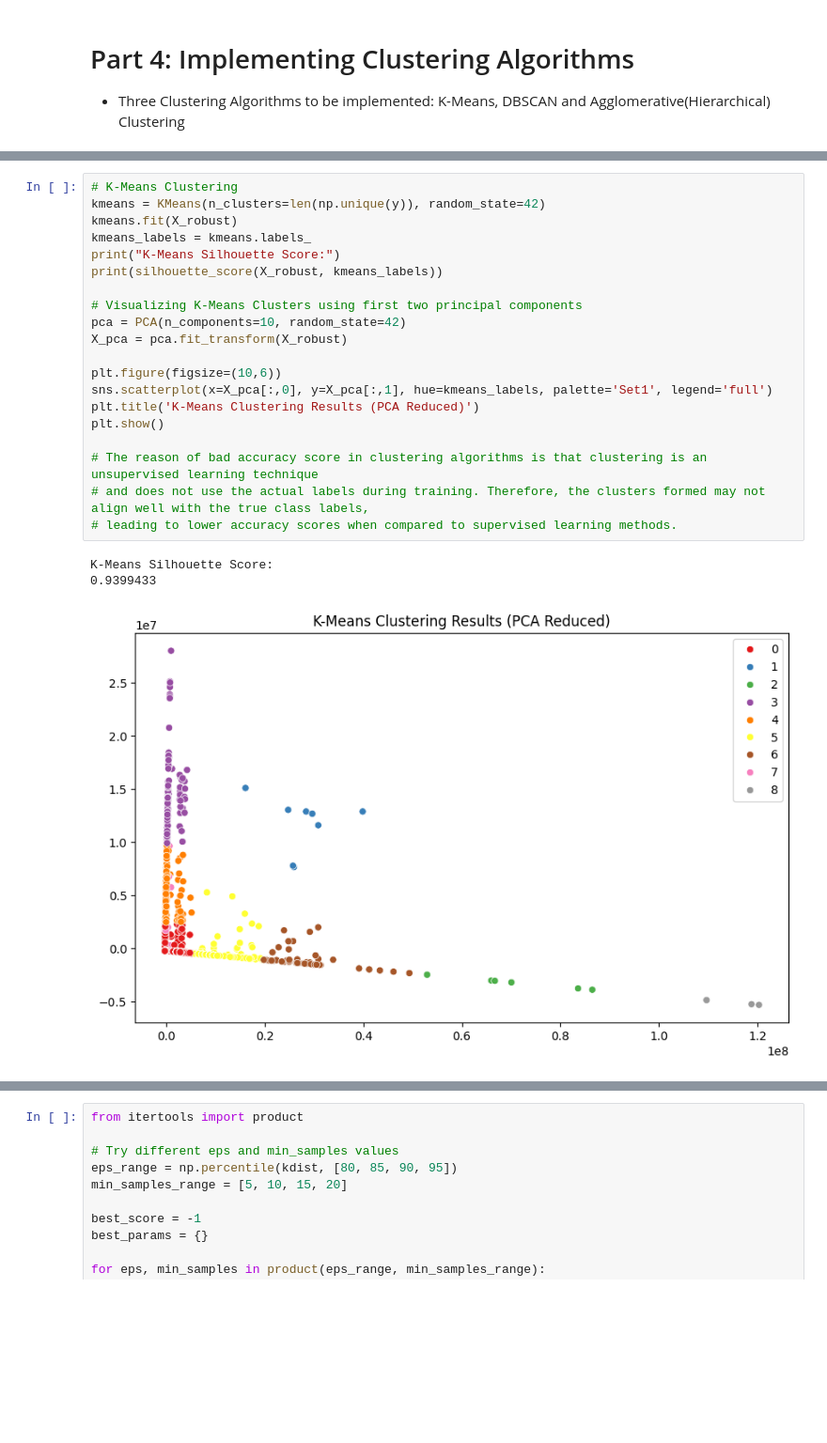
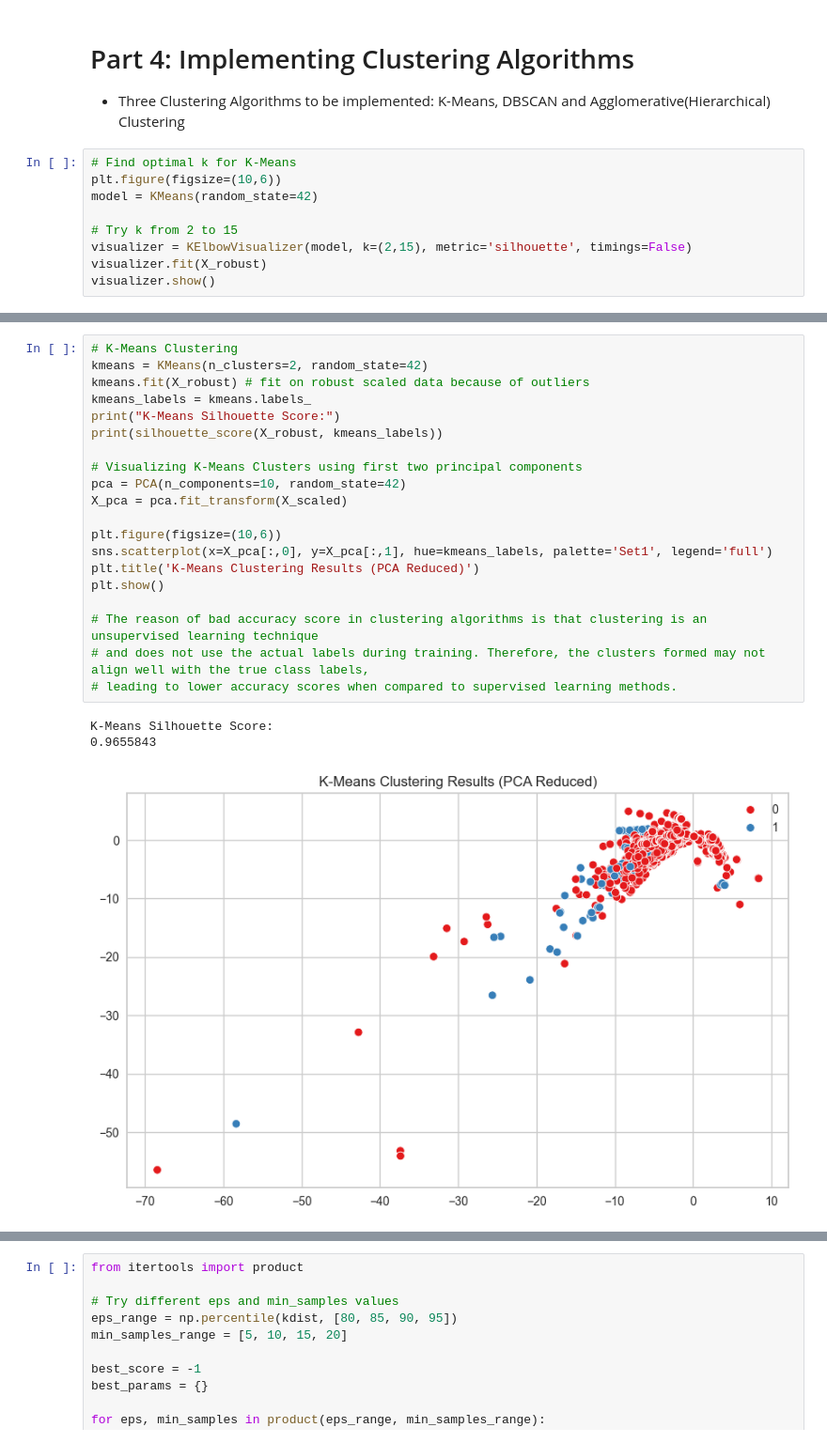
Before and after one commit to EfeDogan/Classification_and_Clustering_on_NetworkIDS_Dataset, a Jupyter notebook: assignment_4.ipynb, the cells around one changed output, grey strips where cells are left out. Shown at 94% size. Saved outputs shown, nothing was run; the diff lists cells and outputs as text; blank space fills up the shorter version.

```diff
--- a/assignment_4.ipynb
+++ b/assignment_4.ipynb
@@ -385,3 +387,12 @@ weighted avg       0.97      0.97      0.97      3945
 # %% [markdown]
 # Part 4: Implementing Clustering Algorithms
 - Three Clustering Algorithms to be implemented: K-Means, DBSCAN and Agglomerative(Hierarchical) Clustering
+# %%
+# Find optimal k for K-Means
+plt.figure(figsize=(10,6))
+model = KMeans(random_state=42)
+
+# Try k from 2 to 15
+visualizer = KElbowVisualizer(model, k=(2,15), metric='silhouette', timings=False)
+visualizer.fit(X_robust)
+visualizer.show()
@@ -388,25 +402,25 @@ weighted avg       0.97      0.97      0.97      3945
 # %%
 # K-Means Clustering
-kmeans = KMeans(n_clusters=len(np.unique(y)), random_state=42)
-kmeans.fit(X_robust)
+kmeans = KMeans(n_clusters=2, random_state=42)
+kmeans.fit(X_robust) # fit on robust scaled data because of outliers
 kmeans_labels = kmeans.labels_
 print("K-Means Silhouette Score:")
 print(silhouette_score(X_robust, kmeans_labels))
 
 # Visualizing K-Means Clusters using first two principal components
 pca = PCA(n_components=10, random_state=42)
-X_pca = pca.fit_transform(X_robust)
+X_pca = pca.fit_transform(X_scaled)
 
 plt.figure(figsize=(10,6))
 sns.scatterplot(x=X_pca[:,0], y=X_pca[:,1], hue=kmeans_labels, palette='Set1', legend='full')
 plt.title('K-Means Clustering Results (PCA Reduced)')
 plt.show()
 
 # The reason of bad accuracy score in clustering algorithms is that clustering is an unsupervised learning technique
 # and does not use the actual labels during training. Therefore, the clusters formed may not align well with the true class labels,
 # leading to lower accuracy scores when compared to supervised learning methods.
 # %% [output]
 K-Means Silhouette Score:
-0.9399433
+0.9655843
-[figure, old version]
+[figure, new version]
 # %%
```
Also changed, not shown: parts of 12 cells of this notebook.
